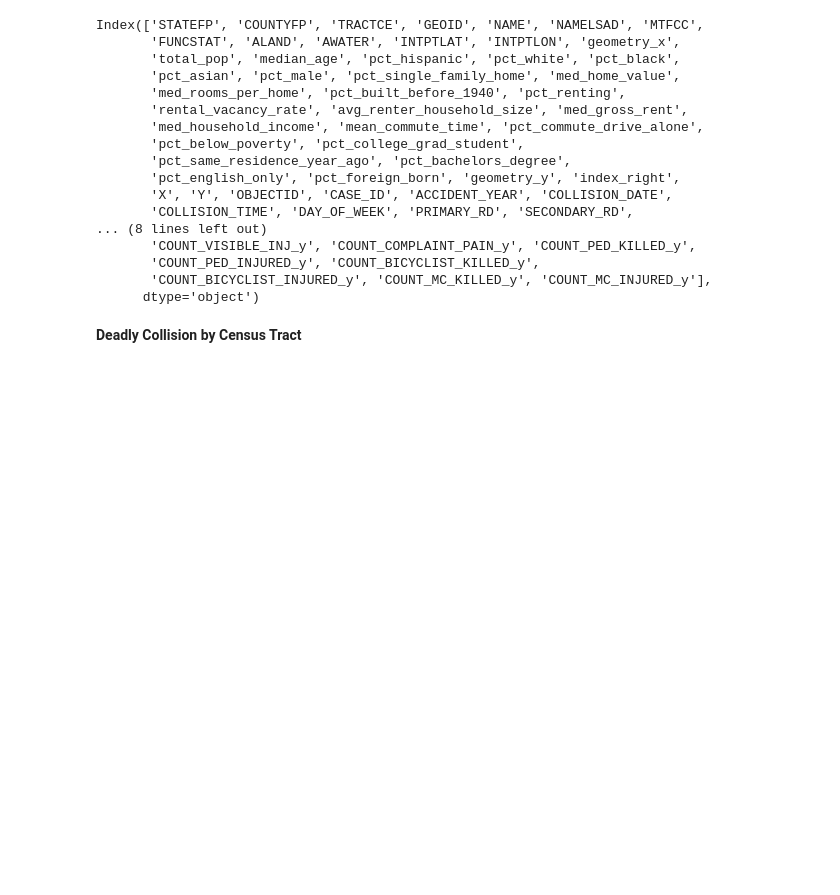
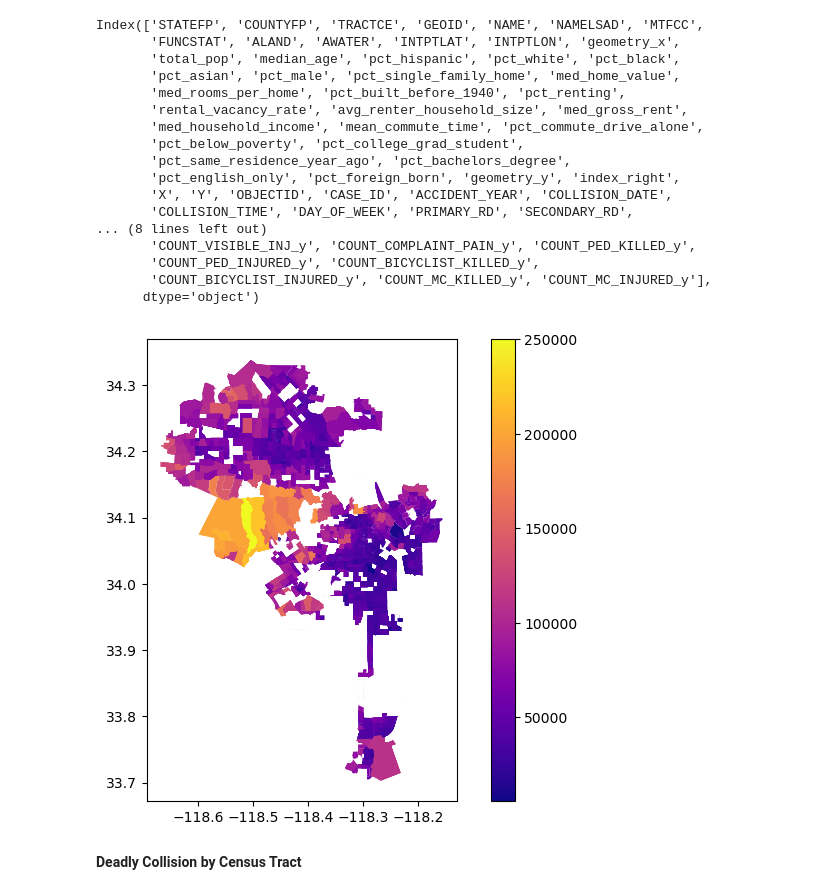
Before and after one commit to dylanqcdi/PPD534FA23, a Jupyter notebook: Final_Project.ipynb, the cells around one changed output. Cells and saved outputs as stored; diff of their text form; code cells hidden in the pictures; blank space fills up the shorter version.

Commit message:
updates figures and models

```diff
--- a/Final_Project.ipynb
+++ b/Final_Project.ipynb
@@ -121,6 +121,14 @@ Index(['STATEFP', 'COUNTYFP', 'TRACTCE', 'GEOID', 'NAME', 'NAMELSAD', 'MTFCC',
        'COUNT_PED_INJURED_y', 'COUNT_BICYCLIST_KILLED_y',
        'COUNT_BICYCLIST_INJURED_y', 'COUNT_MC_KILLED_y', 'COUNT_MC_INJURED_y'],
       dtype='object')
+# %%
+ax = gdf.plot(column="med_household_income",
+                        cmap="plasma",
+                        lw=0.2,
+                        figsize=(9, 6),
+                        legend=True)
+# %% [output]
+[figure, added]
 # %% [markdown]
 **Deadly Collision by Census Tract**
 # %%
```
Also changed, not shown: parts of 15 cells of this notebook.
